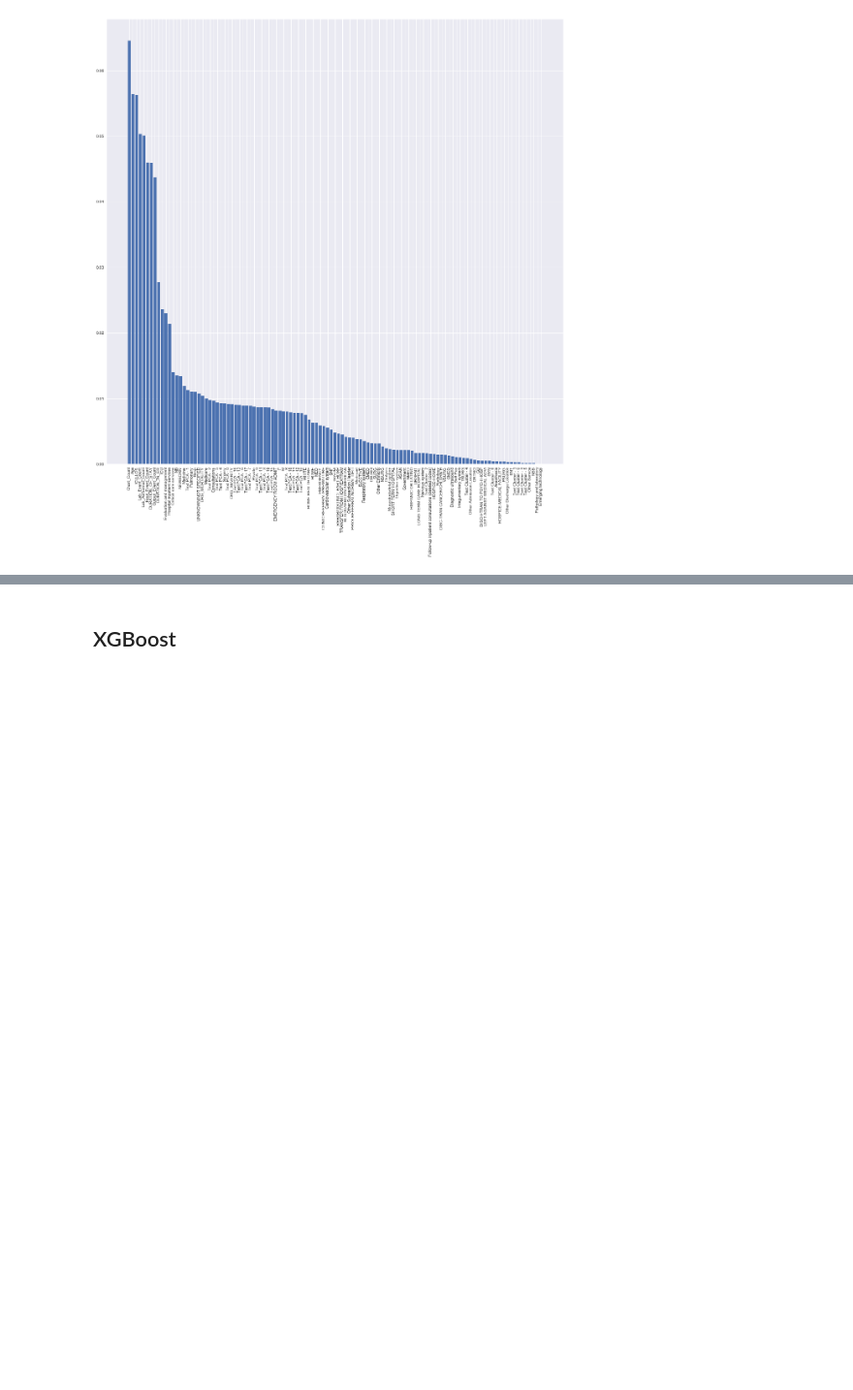
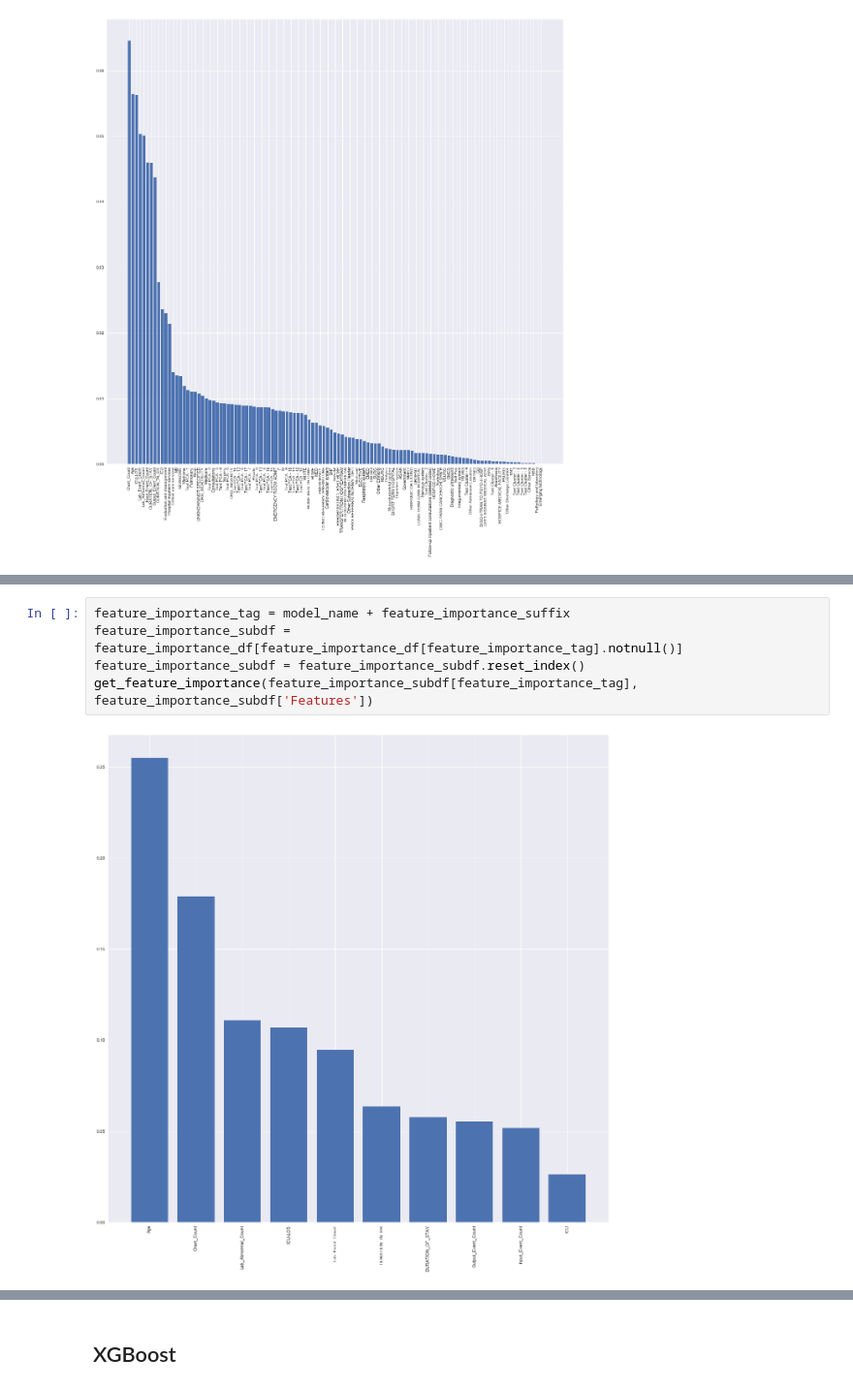
Before and after one commit to pateli18/Machine-Learning-Nanodegree, a Jupyter notebook: capstone_project/Models Evaluation.ipynb, the cells around one changed output, grey strips where cells are left out. Shown at 97% size. Drawn from its saved outputs; the diff is of its cells as text; blank space fills up the shorter version.

```diff
--- a/capstone_project/Models Evaluation.ipynb
+++ b/capstone_project/Models Evaluation.ipynb
@@ -222,0 +255,7 @@ get_feature_importance(feature_importance_df[model_name], feature_importance_df[
+# %%
+feature_importance_tag = model_name + feature_importance_suffix
+feature_importance_subdf = feature_importance_df[feature_importance_df[feature_importance_tag].notnull()]
+feature_importance_subdf = feature_importance_subdf.reset_index()
+get_feature_importance(feature_importance_subdf[feature_importance_tag], feature_importance_subdf['Features'])
+# %% [output]
+[figure, added]
```
Also changed, not shown: parts of 23 cells of this notebook.
